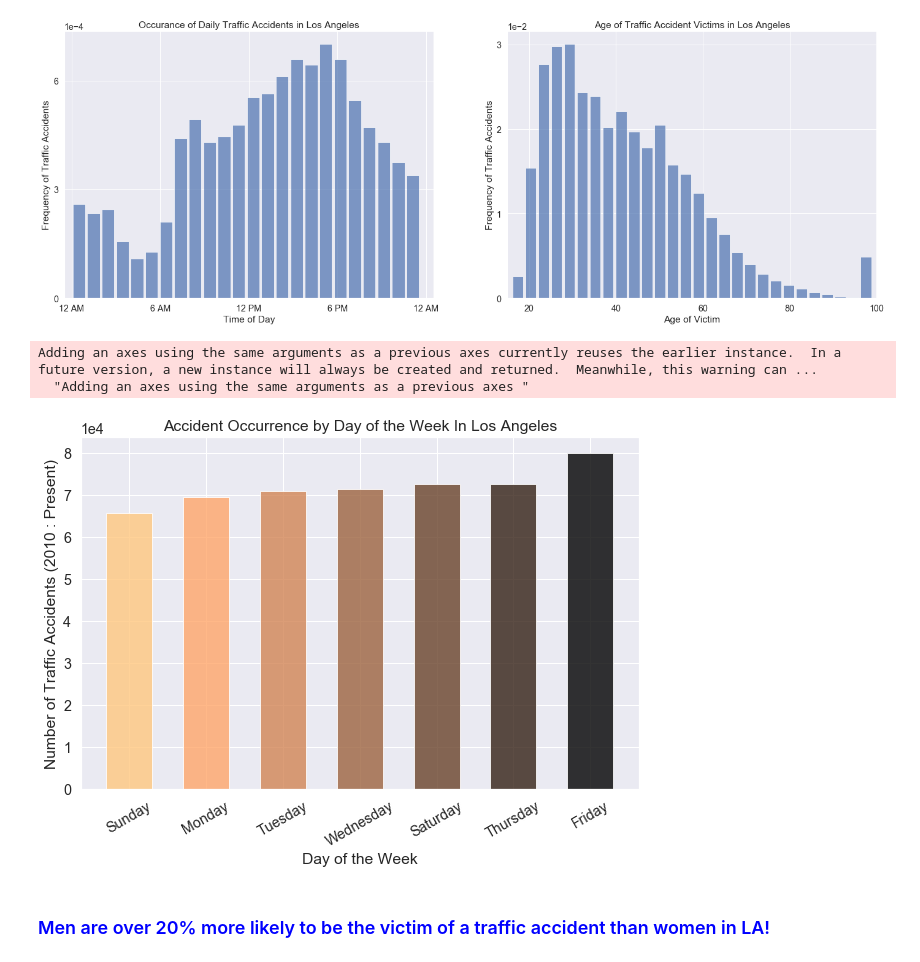
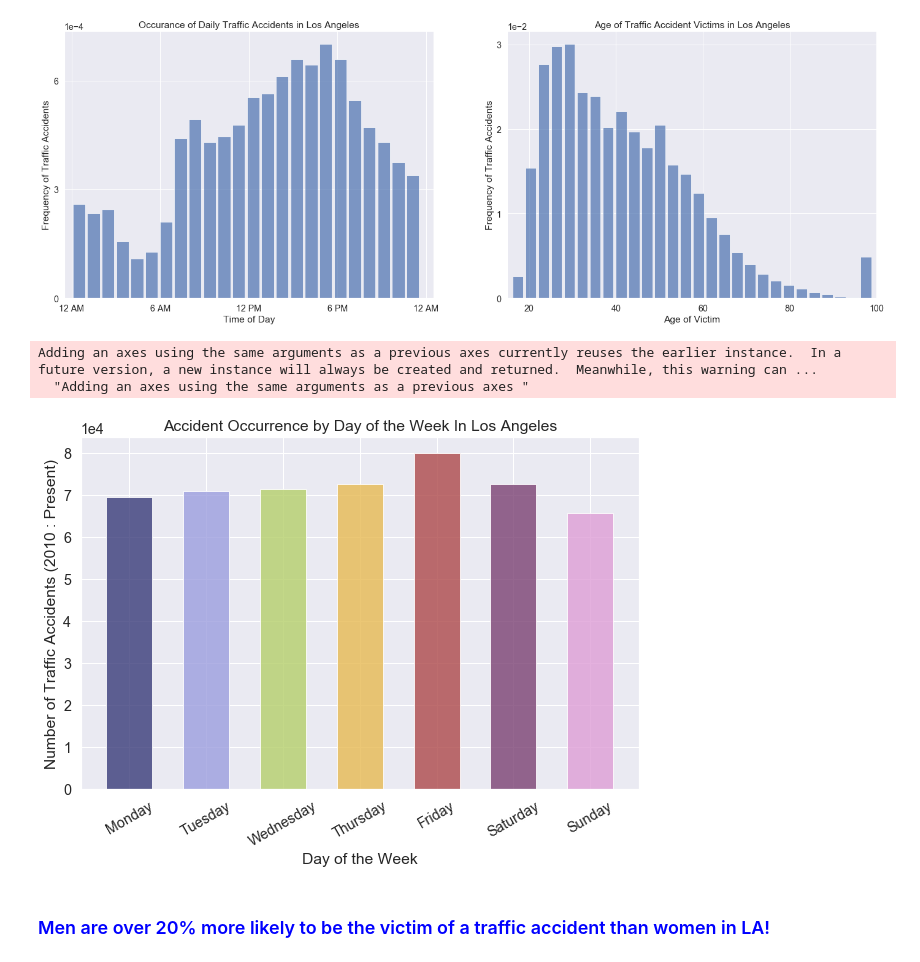
Before and after one commit to Nlaurita/Analysis_of_LA_Traffic_Collisions, a Jupyter notebook: LA Collision Analysis.ipynb, the cells around one changed output. Cells and saved outputs as stored; diff of their text form; code cells hidden in the pictures.

```diff
--- a/LA Collision Analysis.ipynb
+++ b/LA Collision Analysis.ipynb
@@ -161,29 +161,38 @@ plt.close('all')
 # %%
 #---Lets see what day of the week are accidents most like to occur---#
 weekday_occur_df = collision_df[['weekday_occurred']].reset_index()
-weekday_occur_df_gr = weekday_occur_df.groupby('weekday_occurred').count().sort_values(by=['index'], ascending=True).reset_index().rename(columns={'index':'count'})
+weekday_occur_df_gr = weekday_occur_df.groupby('weekday_occurred').count().sort_values(by=['index'], ascending=True).rename(columns={'index':'count'}).reset_index()
+
+#---Reset index was giving me a hard time so I'm just going to write this out since there's only 7 data points---#
+weekdays = ['Monday', 'Tuesday', 'Wednesday', 'Thursday', 'Friday', 'Saturday', 'Sunday']
+accidents = [69498, 70943, 71455, 72746, 79946, 72575, 65695]
+
+#---Set Seaborn style & font size---#
+sns.set_style('darkgrid', {'xtick.bottom': True, 'ytick.left': True})
+sns.set_palette('Spectral')
+sns.set(font_scale=1.3)
 
 #---Define color scale---#
-color = cm.copper_r(np.linspace(0, 1, 7))
+color = cm.tab20b(np.linspace(0, 1, 7))
 
 #---Now we can plot a bar graph of the data---#
 fig = plt.figure(figsize=(10,7))
-plt.bar(range(len(weekday_occur_df_gr['count'])), weekday_occur_df_gr['count'], width=0.6, color=color, align='center', alpha=0.8)
+plt.bar(range(len(weekdays)), accidents, width=0.6, color=color, align='center', alpha=0.8)
 plt.title('Accident Occurrence by Day of the Week In Los Angeles')
 plt.ylabel("Number of Traffic Accidents (2010 : Present)")
 plt.xlabel("Day of the Week")
 ax=plt.subplot()
-ax.set_xticklabels(weekday_occur_df_gr['weekday_occurred'])
-plt.xticks(range(len(weekday_occur_df_gr['count'])), rotation=30)
+ax.set_xticklabels(weekdays)
+plt.xticks(range(len(weekdays)), rotation=30)
 plt.ticklabel_format(axis='y', style='scientific', scilimits=(0,0))
 plt.subplots_adjust(bottom=0.18)
-fig.savefig('Weekday_analysis.pdf', dpi=150)
+fig.savefig('Weekday_Analysis.pdf', dpi=150)
 plt.show()
 plt.close('all')
 # %% [output]
 Adding an axes using the same arguments as a previous axes currently reuses the earlier instance.  In a future version, a new instance will always be created and returned.  Meanwhile, this warning can ...
   "Adding an axes using the same arguments as a previous axes "
-[figure, old version]
+[figure, new version]
 # %% [markdown]
 ### <font  color=blue> Men are over 20% more likely to be the victim of a traffic accident than women in LA! </font>
 # %%
```
Also changed, not shown: parts of 1 cell of this notebook, 4 other files.
